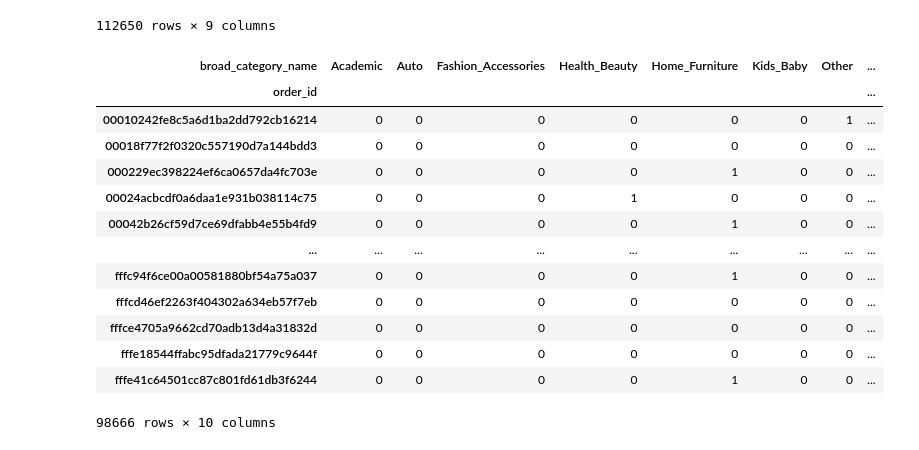
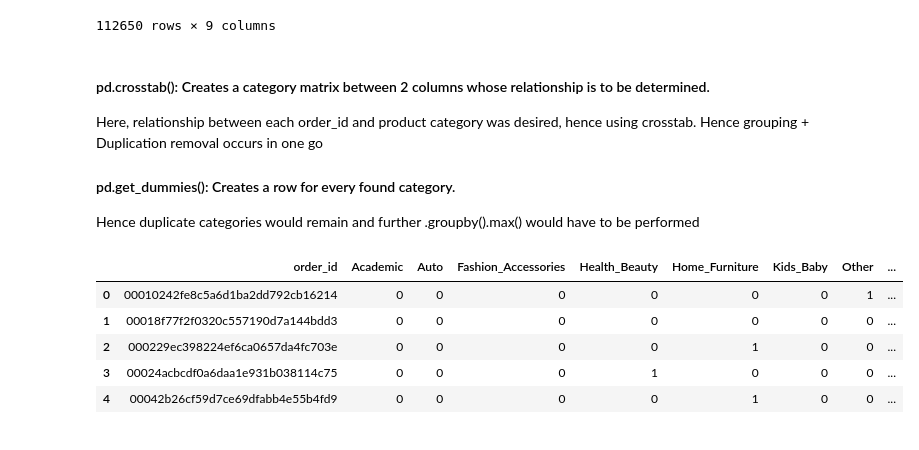
Before and after one commit to DDTcodes17/Olist_Segmentation_Churn_Prediction, a Jupyter notebook: notebook/EDA.ipynb, the cells around one changed output. Saved outputs shown, nothing was run; the diff lists cells and outputs as text; code cells hidden in the pictures.

```diff
--- a/notebook/EDA.ipynb
+++ b/notebook/EDA.ipynb
@@ -220,21 +220,25 @@ olist_detailed_order
 | 112648 | fffe18544ffabc95dfada21779c9644f | 1 | 9c422a519119dcad7575db5af1ba540e | 2b3e4a2a3ea8e01938cabda2a3e5cc79 | 2017-08-21 00:04:32 | 55.99 | 8.72 | ... |
 | 112649 | fffe41c64501cc87c801fd61db3f6244 | 1 | 350688d9dc1e75ff97be326363655e01 | f7ccf836d21b2fb1de37564105216cc1 | 2018-06-12 17:10:13 | 43.00 | 12.79 | ... |
 112650 rows × 9 columns
+# %% [markdown]
+#### pd.crosstab(): Creates a category matrix between 2 columns whose relationship is to be determined.
+Here, relationship between each order_id and product category was desired, hence using crosstab. Hence grouping + Duplication removal occurs in one go
+
+#### pd.get_dummies(): Creates a row for every found category.
+Hence duplicate categories would remain and further .groupby().max() would have to be performed
 # %%
 category_matrix = pd.crosstab(olist_detailed_order['order_id'], olist_detailed_order['broad_category_name'])
-category_matrix
+
+olist_order_categories = category_matrix.clip(upper=1)
+olist_order_categories=olist_order_categories.reset_index()
+olist_order_categories.columns.name=None
+olist_order_categories.head()
+
+# Data Shape mismatch!! 98666 records!! against 99400
 # %% [output]
-| broad_category_name | Academic | Auto | Fashion_Accessories | Health_Beauty | Home_Furniture | Kids_Baby | Other | ... |
-| order_id |  |  |  |  |  |  |  | ... |
-| 00010242fe8c5a6d1ba2dd792cb16214 | 0 | 0 | 0 | 0 | 0 | 0 | 1 | ... |
-| 00018f77f2f0320c557190d7a144bdd3 | 0 | 0 | 0 | 0 | 0 | 0 | 0 | ... |
-| 000229ec398224ef6ca0657da4fc703e | 0 | 0 | 0 | 0 | 1 | 0 | 0 | ... |
-| 00024acbcdf0a6daa1e931b038114c75 | 0 | 0 | 0 | 1 | 0 | 0 | 0 | ... |
-| 00042b26cf59d7ce69dfabb4e55b4fd9 | 0 | 0 | 0 | 0 | 1 | 0 | 0 | ... |
-| ... | ... | ... | ... | ... | ... | ... | ... | ... |
-| fffc94f6ce00a00581880bf54a75a037 | 0 | 0 | 0 | 0 | 1 | 0 | 0 | ... |
-| fffcd46ef2263f404302a634eb57f7eb | 0 | 0 | 0 | 0 | 0 | 0 | 0 | ... |
-| fffce4705a9662cd70adb13d4a31832d | 0 | 0 | 0 | 0 | 0 | 0 | 0 | ... |
-| fffe18544ffabc95dfada21779c9644f | 0 | 0 | 0 | 0 | 0 | 0 | 0 | ... |
-| fffe41c64501cc87c801fd61db3f6244 | 0 | 0 | 0 | 0 | 1 | 0 | 0 | ... |
+|  | order_id | Academic | Auto | Fashion_Accessories | Health_Beauty | Home_Furniture | Kids_Baby | Other | ... |
+| 0 | 00010242fe8c5a6d1ba2dd792cb16214 | 0 | 0 | 0 | 0 | 0 | 0 | 1 | ... |
+| 1 | 00018f77f2f0320c557190d7a144bdd3 | 0 | 0 | 0 | 0 | 0 | 0 | 0 | ... |
+| 2 | 000229ec398224ef6ca0657da4fc703e | 0 | 0 | 0 | 0 | 1 | 0 | 0 | ... |
+| 3 | 00024acbcdf0a6daa1e931b038114c75 | 0 | 0 | 0 | 1 | 0 | 0 | 0 | ... |
+| 4 | 00042b26cf59d7ce69dfabb4e55b4fd9 | 0 | 0 | 0 | 0 | 1 | 0 | 0 | ... |
-98666 rows × 10 columns
```
Also changed, not shown: parts of 5 cells of this notebook.
